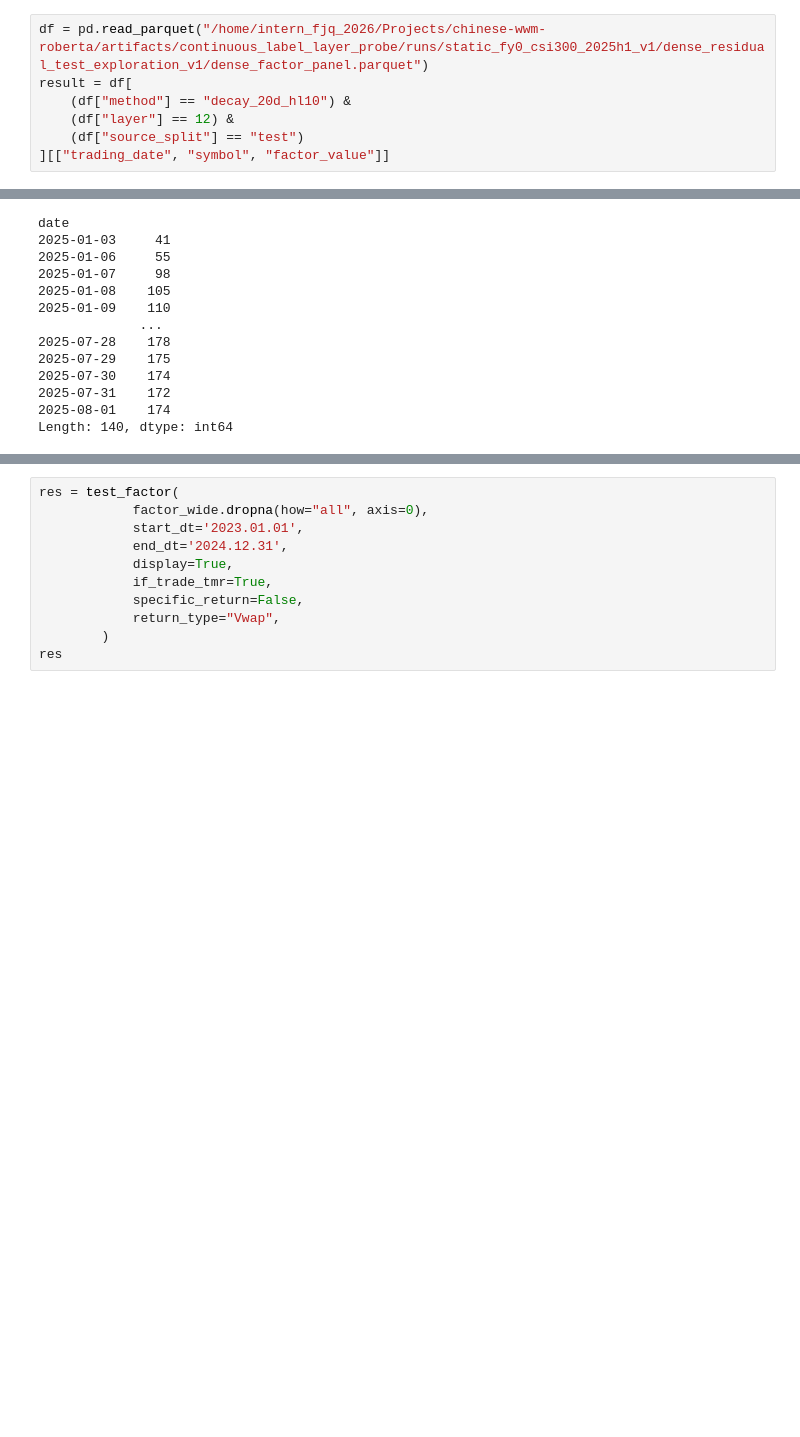
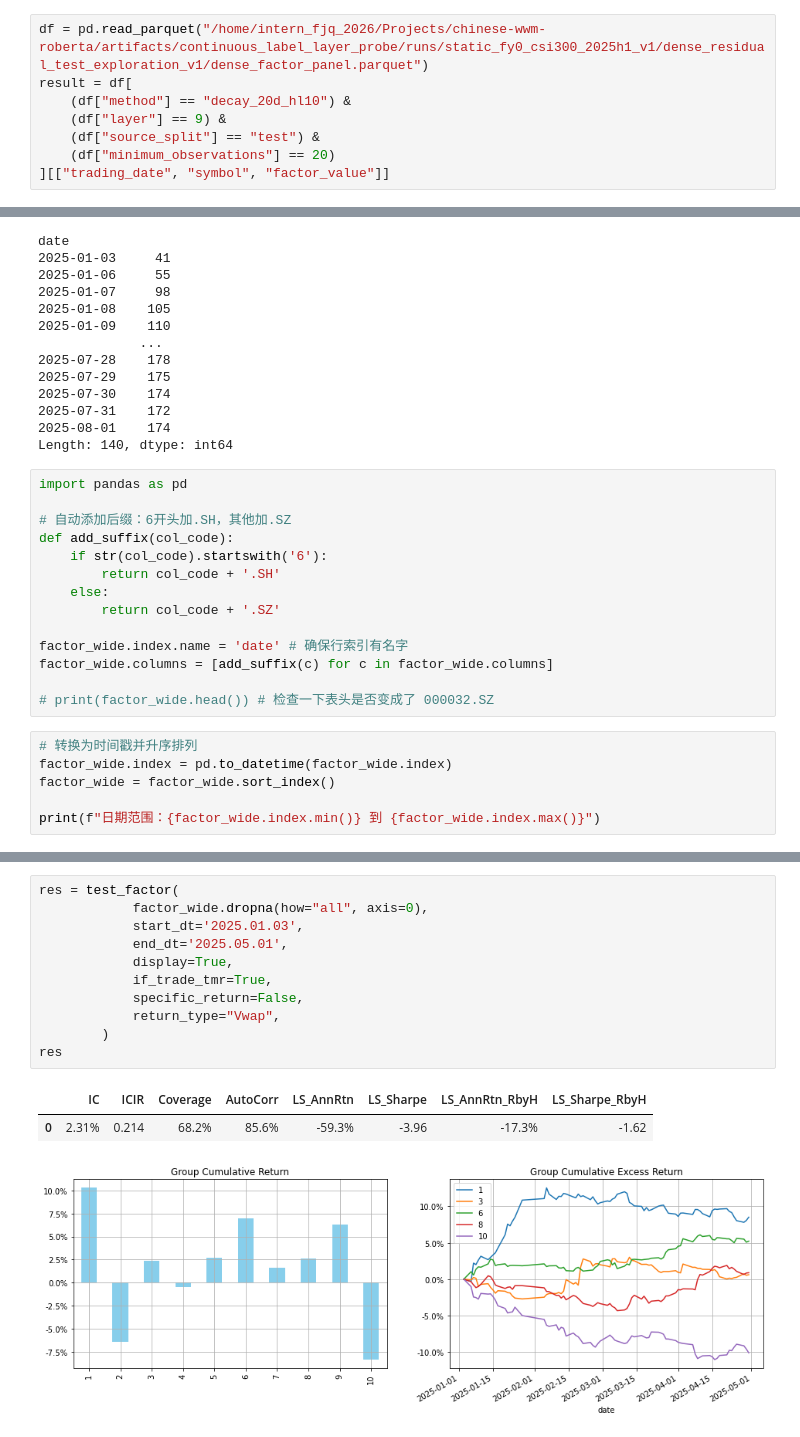
Before and after one commit to Russ4ever/chinese-wwm-roberta, a Jupyter notebook: notebooks/bt.ipynb, the cells around one changed output, grey strips where cells are left out. Saved outputs shown, nothing was run; the diff lists cells and outputs as text; blank space fills up the shorter version.

```diff
--- a/notebooks/bt.ipynb
+++ b/notebooks/bt.ipynb
@@ -36,6 +36,7 @@ def test_factor(factor: pd.DataFrame,
 df = pd.read_parquet("/home/intern_fjq_2026/Projects/chinese-wwm-roberta/artifacts/continuous_label_layer_probe/runs/static_fy0_csi300_2025h1_v1/dense_residual_test_exploration_v1/dense_factor_panel.parquet")
 result = df[
     (df["method"] == "decay_20d_hl10") &
-    (df["layer"] == 12) &
-    (df["source_split"] == "test")
+    (df["layer"] == 9) &
+    (df["source_split"] == "test") &
+    (df["minimum_observations"] == 20)
 ][["trading_date", "symbol", "factor_value"]]
@@ -76,3 +78,23 @@ date
 2025-07-31    172
 2025-08-01    174
 Length: 140, dtype: int64
+# %%
+import pandas as pd
+
+# 自动添加后缀：6开头加.SH，其他加.SZ
+def add_suffix(col_code):
+    if str(col_code).startswith('6'):
+        return col_code + '.SH'
+    else:
+        return col_code + '.SZ'
+
+factor_wide.index.name = 'date' # 确保行索引有名字
+factor_wide.columns = [add_suffix(c) for c in factor_wide.columns]
+
+# print(factor_wide.head()) # 检查一下表头是否变成了 000032.SZ
+# %%
+# 转换为时间戳并升序排列
+factor_wide.index = pd.to_datetime(factor_wide.index)
+factor_wide = factor_wide.sort_index()
+
+print(f"日期范围：{factor_wide.index.min()} 到 {factor_wide.index.max()}")
@@ -79,12 +103,15 @@ Length: 140, dtype: int64
 # %%
 res = test_factor(
             factor_wide.dropna(how="all", axis=0),
-            start_dt='2023.01.01',
-            end_dt='2024.12.31',
+            start_dt='2025.01.03',
+            end_dt='2025.05.01',
             display=True,
             if_trade_tmr=True,
             specific_return=False,
             return_type="Vwap",
         )
 res
 # %% [output]
+|  | IC | ICIR | Coverage | AutoCorr | LS_AnnRtn | LS_Sharpe | LS_AnnRtn_RbyH | LS_Sharpe_RbyH |
+| 0 | 2.31% | 0.214 | 68.2% | 85.6% | -59.3% | -3.96 | -17.3% | -1.62 |
+[figure, added]
```
Also changed, not shown: parts of 5 cells of this notebook, 3 other files.
